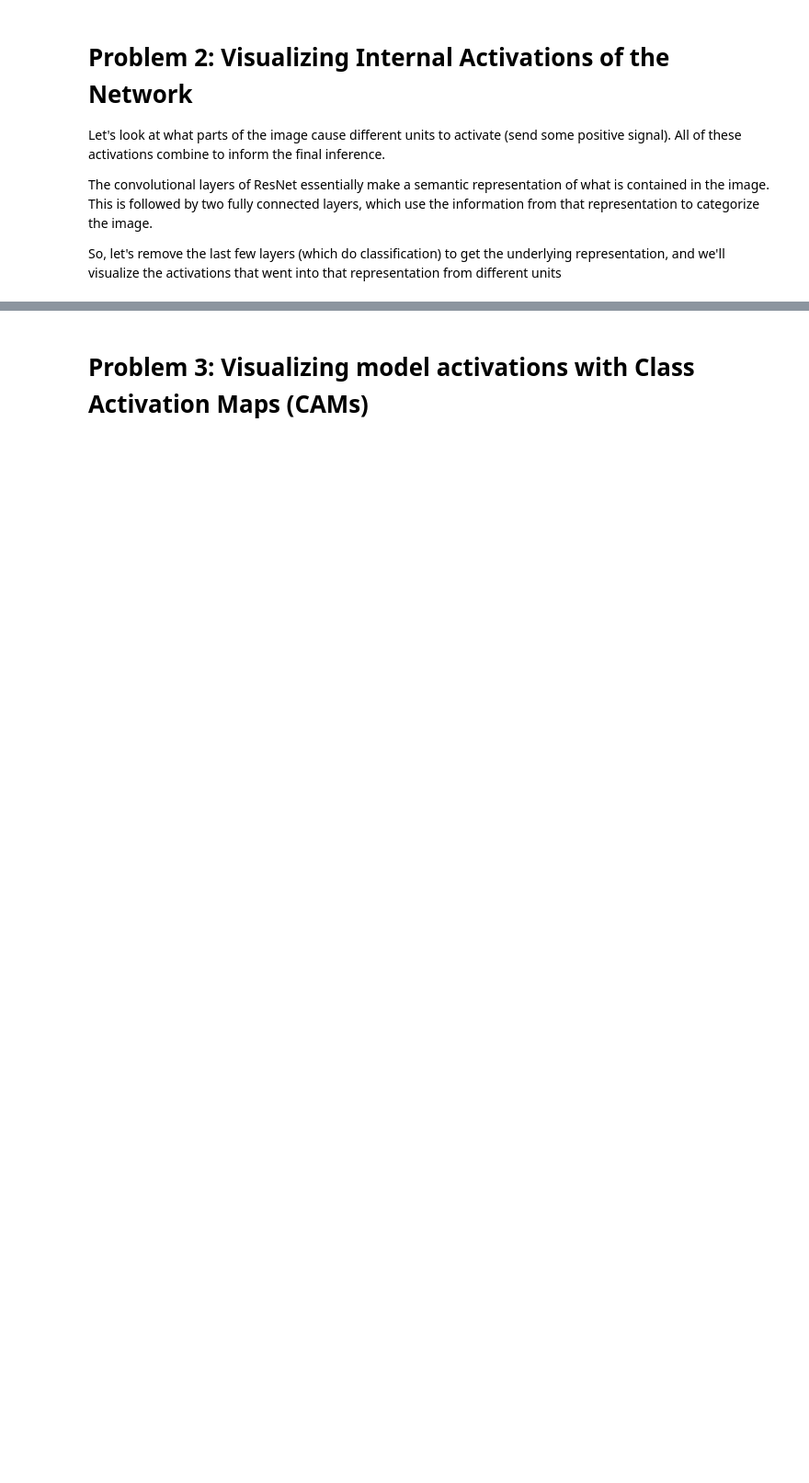
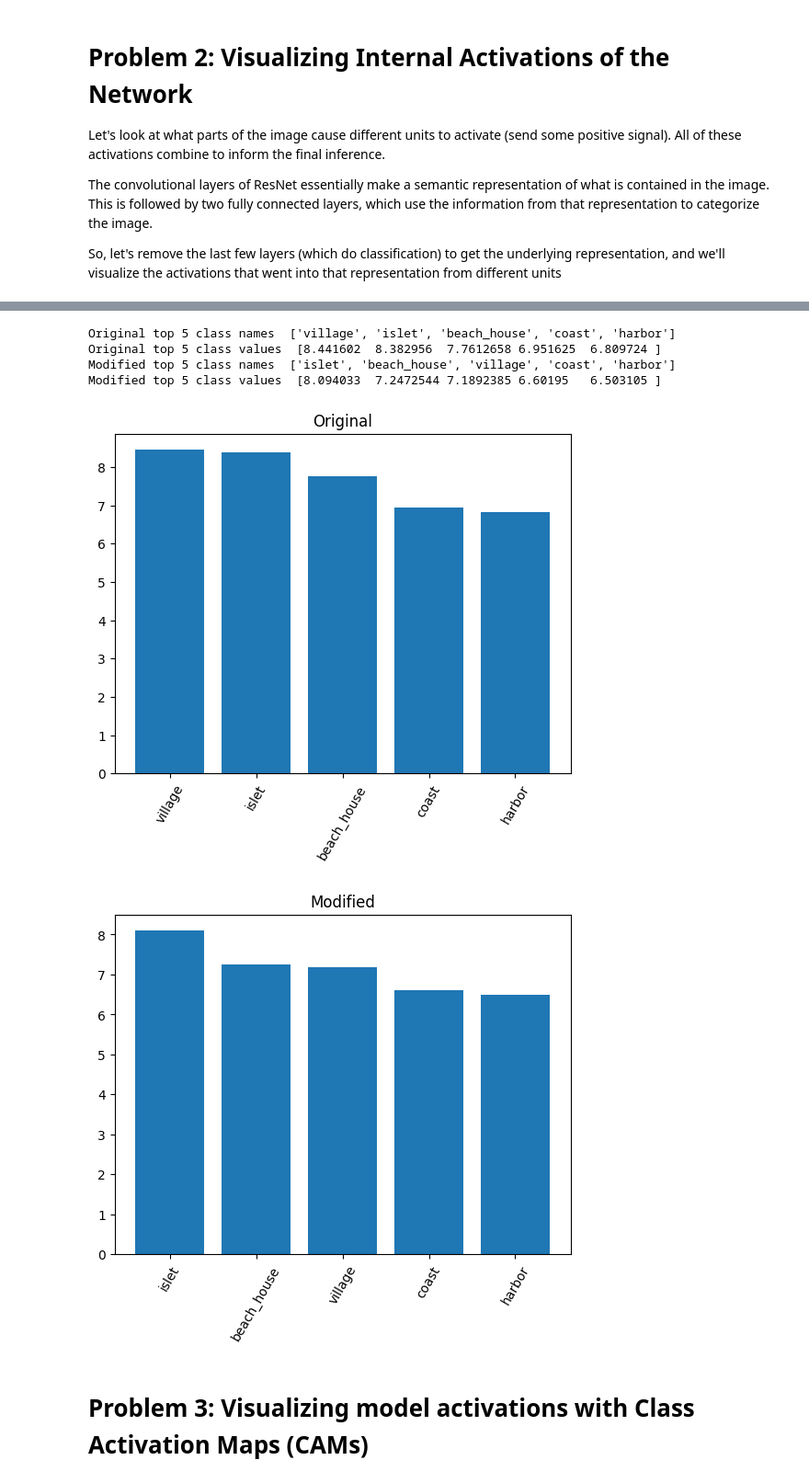
Before and after one commit to suhridgit/6.8300_819_spring_2024, a Jupyter notebook: pset4_2024/pset4_2024.ipynb, the cells around one changed output, grey strips where cells are left out. Shown at 92% size. Drawn from its saved outputs; the diff is of its cells as text; code cells hidden in the pictures; blank space fills up the shorter version.

```diff
--- a/pset4_2024/pset4_2024.ipynb
+++ b/pset4_2024/pset4_2024.ipynb
@@ -274,37 +366,54 @@ class_ids = np.argsort(-out_original.data.cpu().numpy())[0]
 index = torch.topk(resnet.fc.weight[class_ids, :], k=5)[1]
 
 
 def deactivate_unit_activations(model_cut, image, unit_id):
     # TODO: Get the output features for this model. Feature shape should be (1, # units, H, W)
+    # 1️⃣ Get feature activations
+    features = model_cut(image.unsqueeze(0))  # Shape: (1, #units, H, W)
+    # TODO: deactivate the unit index that has the maximum weights (Set all values for that unit to 0)
+    # 2️⃣ Deactivate specified units (set their values to zero)
+    features[:, unit_id, :, :] = 0  # Zero out activations
+    # 3️⃣ Pass modified features through final ResNet layers
+    # Global Average Pooling
+    features_pooled = torch.nn.functional.adaptive_avg_pool2d(features, (1, 1))  # Shape: (1, #units, 1, 1)
+    # TODO: run the modified features through the last two layers of the original network
+    # Flatten to match input of FC layer
+    features_pooled = features_pooled.view(features_pooled.shape[0], -1)  # Shape: (1, #units)
 
-    # TODO: deactivate the unit index that has the maximum weights (Set all values for that unit to 0)
+    # Pass through the FC layer
+    out_modified = resnet.fc(features_pooled)  # Shape: (1, #classes)
 
-    # TODO: run the modified features through the last two layers of the original network
-
-    return out_modified
+    return out_modified.squeeze()
 
 
 def plot_top_classes(values, top_k=5, title=None):
     sorted_classes = np.argsort(-values)
     class_ids = sorted_classes[:top_k]
     class_names = [classlabels[it] for it in list(class_ids)]
     class_values = values[class_ids]
     print(title + " top 5 class names ", class_names)
     print(title + " top 5 class values ", class_values)
     plt.bar(class_names, class_values)
     plt.xticks(rotation=60)
     plt.title(title)
 
 # TODO (2d -- required for 6.8300 only): Report the lowest number of dropped
 # units required to change the top prediction class
 lowest_dropped_units = _
 
 out_modified = deactivate_unit_activations(model_cut, img_tensor, index)
 
 plt.figure(0)
 plot_top_classes(out_original.data.cpu().numpy(), title='Original')
 plt.figure(1)
 plot_top_classes(out_modified.data.cpu().numpy(), title='Modified')
+# %% [output]
+Original top 5 class names  ['village', 'islet', 'beach_house', 'coast', 'harbor']
+Original top 5 class values  [8.441602  8.382956  7.7612658 6.951625  6.809724 ]
+Modified top 5 class names  ['islet', 'beach_house', 'village', 'coast', 'harbor']
+Modified top 5 class values  [8.094033  7.2472544 7.1892385 6.60195   6.503105 ]
+[figure, added]
+[figure, added]
 # %% [markdown]
 # Problem 3: Visualizing model activations with Class Activation Maps (CAMs)
 # %% [markdown]
```
Also changed, not shown: parts of 10 cells of this notebook, 1 other file.
